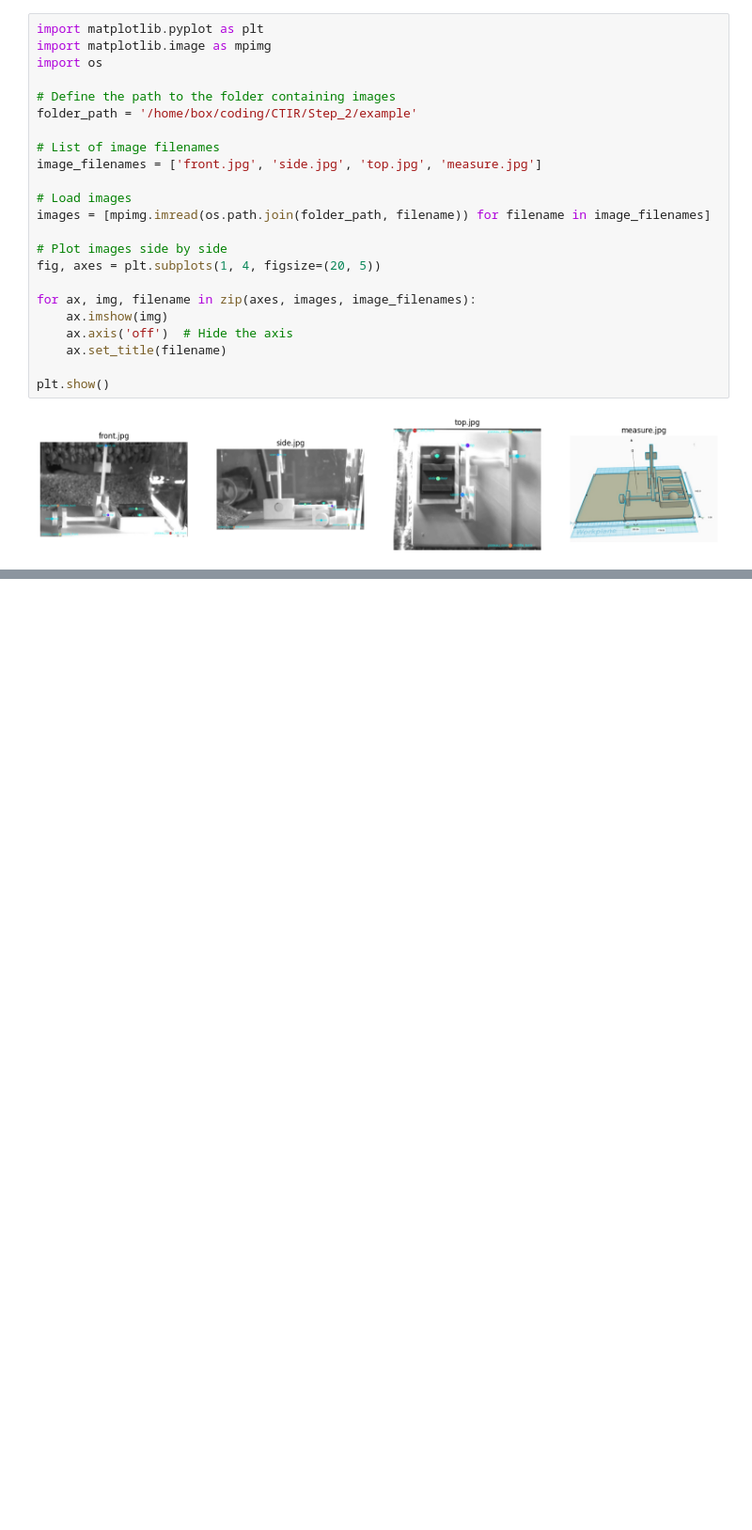
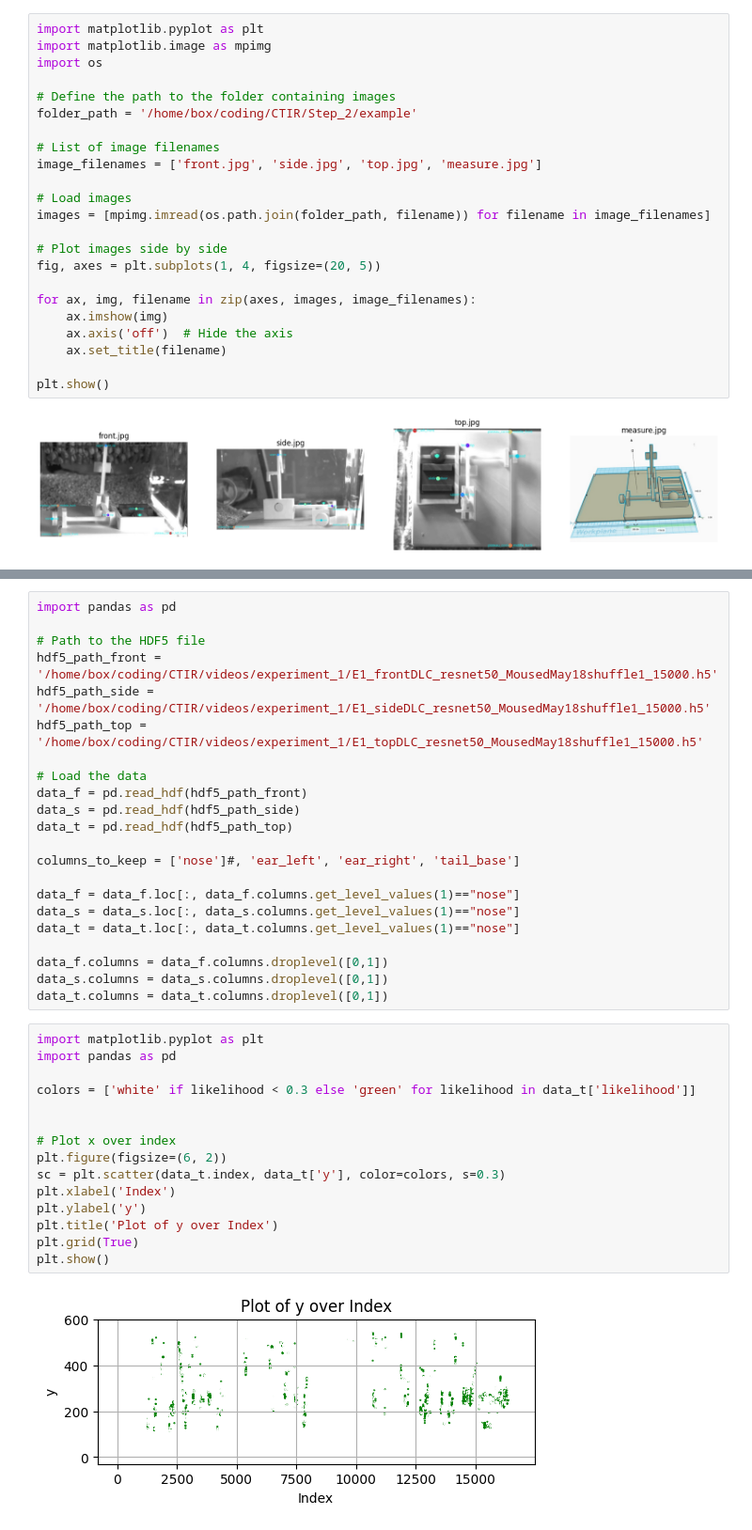
Before and after one commit to BoxedInKehrer/DLC_Proj, a Jupyter notebook: Step_2/wrangle_reference.ipynb, the cells around one changed output, grey strips where cells are left out. Shown at 94% size. Drawn from its saved outputs; the diff is of its cells as text; blank space fills up the shorter version.

```diff
--- a/Step_2/wrangle_reference.ipynb
+++ b/Step_2/wrangle_reference.ipynb
@@ -154,0 +234,39 @@ s = -183.365272
+# %%
+import pandas as pd
+
+# Path to the HDF5 file
+hdf5_path_front = '/home/box/coding/CTIR/videos/experiment_1/E1_frontDLC_resnet50_MousedMay18shuffle1_15000.h5'
+hdf5_path_side = '/home/box/coding/CTIR/videos/experiment_1/E1_sideDLC_resnet50_MousedMay18shuffle1_15000.h5'
+hdf5_path_top = '/home/box/coding/CTIR/videos/experiment_1/E1_topDLC_resnet50_MousedMay18shuffle1_15000.h5'
+
+# Load the data
+data_f = pd.read_hdf(hdf5_path_front)
+data_s = pd.read_hdf(hdf5_path_side)
+data_t = pd.read_hdf(hdf5_path_top)
+
+columns_to_keep = ['nose']#, 'ear_left', 'ear_right', 'tail_base']
+
+data_f = data_f.loc[:, data_f.columns.get_level_values(1)=="nose"]
+data_s = data_s.loc[:, data_s.columns.get_level_values(1)=="nose"]
+data_t = data_t.loc[:, data_t.columns.get_level_values(1)=="nose"]
+
+data_f.columns = data_f.columns.droplevel([0,1])
+data_s.columns = data_s.columns.droplevel([0,1])
+data_t.columns = data_t.columns.droplevel([0,1])
+# %%
+import matplotlib.pyplot as plt
+import pandas as pd
+
+colors = ['white' if likelihood < 0.3 else 'green' for likelihood in data_t['likelihood']]
+
+
+# Plot x over index
+plt.figure(figsize=(6, 2))
+sc = plt.scatter(data_t.index, data_t['y'], color=colors, s=0.3)
+plt.xlabel('Index')
+plt.ylabel('y')
+plt.title('Plot of y over Index')
+plt.grid(True)
+plt.show()
+# %% [output]
+[figure, added]
```
Also changed, not shown: parts of 8 cells of this notebook, 5 other files.
